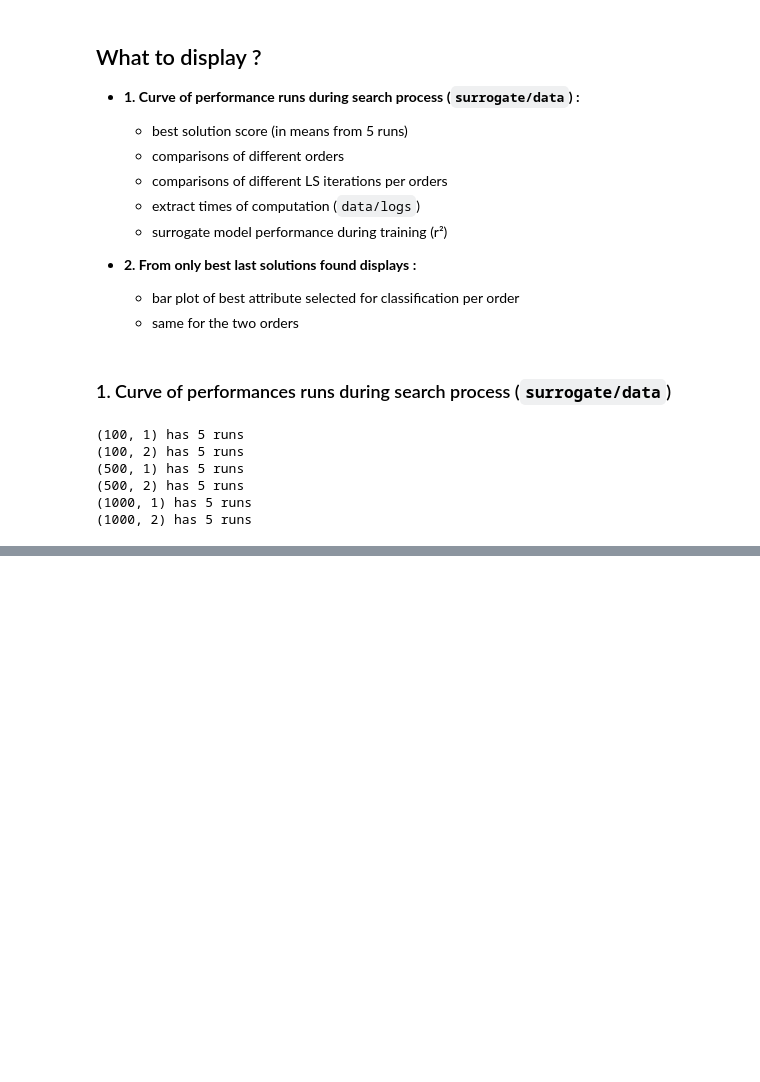
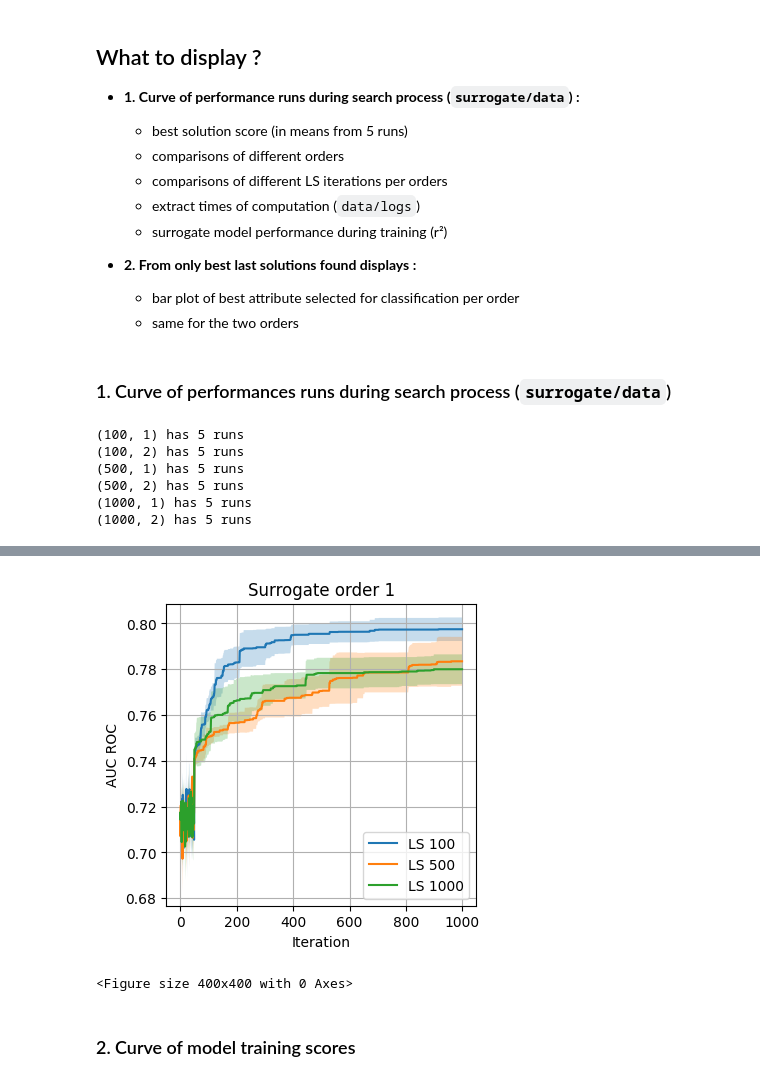
Before and after one commit to prise-3d/noise-detection-attributes-optimization, a Jupyter notebook: analysis/rendering_surrogate_models.ipynb, the cells around one changed output, grey strips where cells are left out. Saved outputs shown, nothing was run; the diff lists cells and outputs as text; code cells hidden in the pictures; blank space fills up the shorter version.

Commit message:
Add model scores training

```diff
--- a/analysis/rendering_surrogate_models.ipynb
+++ b/analysis/rendering_surrogate_models.ipynb
@@ -120,0 +117,32 @@ fig.clf()
+# %%
+for o in [1, 2]:
+    fig = plt.figure(dpi=100, figsize=(4, 4))
+    ax = fig.add_subplot(111)
+    ax.set_title(f'Surrogate order {o}')
+
+    for k in sorted(data_results.keys()):
+        ls_iter, order = k
+
+        if o == order:
+
+            data = np.array(data_results[k])
+
+            means = data.mean(axis=0)
+            confidences = (1.9 * data.std(axis=0)) / np.sqrt(N_RUNS)
+
+            ax.plot(means, label=f'LS {ls_iter}')
+            ax.fill_between(np.arange(1000), means-confidences, means+confidences, alpha=.25)
+
+    ax.grid()
+    ax.legend(loc=4)
+    ax.set_ylabel('AUC ROC')
+    ax.set_xlabel('Iteration')
+    # ax.set_yscale('log')
+    fig.savefig(os.path.join(output_images_folder, f'out_performance_SO-{o}.pdf'), format='pdf', bbox_inches='tight')
+    #plt.show()
+fig.clf()
+# %% [output]
+[figure, added]
+<Figure size 400x400 with 0 Axes>
+# %% [markdown]
+### 2. Curve of model training scores
```
Also changed, not shown: parts of 4 cells of this notebook.
